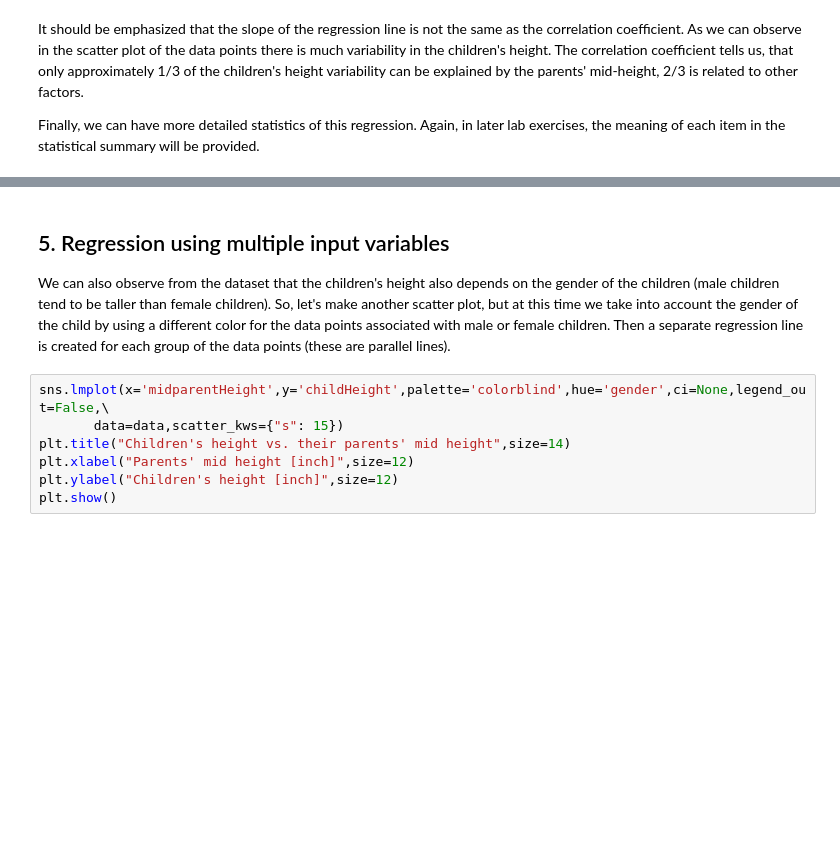
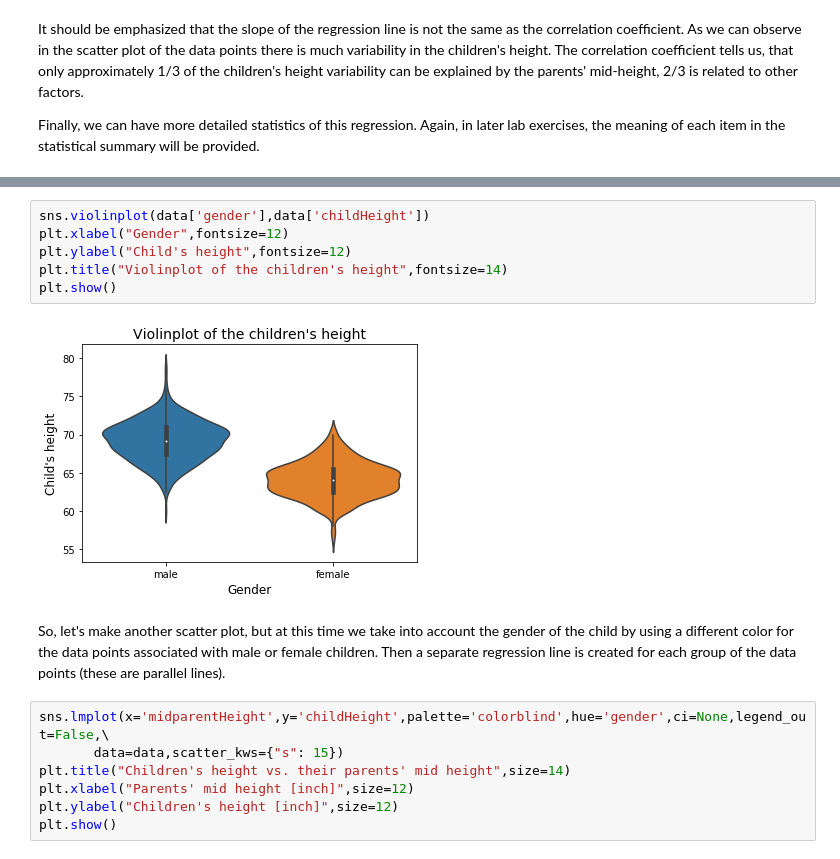
Before and after one commit to Gaushoki/Advanced-Machine-Learning, a Jupyter notebook: Vol1-LabExercises/Chapter2/Ch2-Ex1-IsHeightHereditary.ipynb, the cells around one changed output, grey strips where cells are left out. Cells and saved outputs as stored; diff of their text form; blank space fills up the shorter version.

```diff
--- a/Vol1-LabExercises/Chapter2/Ch2-Ex1-IsHeightHereditary.ipynb
+++ b/Vol1-LabExercises/Chapter2/Ch2-Ex1-IsHeightHereditary.ipynb
@@ -216,7 +220,13 @@ strong multicollinearity or other numerical problems.
+# %%
+sns.violinplot(data['gender'],data['childHeight'])
+plt.xlabel("Gender",fontsize=12)
+plt.ylabel("Child's height",fontsize=12)
+plt.title("Violinplot of the children's height",fontsize=14)
+plt.show()
+# %% [output]
+[figure, added]
 # %% [markdown]
-## 5. Regression using multiple input variables <a name="MultiRegression"></a>
-
-We can also observe from the dataset that the children's height also depends on the gender of the children (male children tend to be taller than female children). So, let's make another scatter plot, but at this time we take into account the gender of the child by using a different color for the data points associated with male or female children. Then a separate regression line is created for each group of the data points (these are parallel lines).
+So, let's make another scatter plot, but at this time we take into account the gender of the child by using a different color for the data points associated with male or female children. Then a separate regression line is created for each group of the data points (these are parallel lines).
 # %%
 sns.lmplot(x='midparentHeight',y='childHeight',palette='colorblind',hue='gender',ci=None,legend_out=False,\
        data=data,scatter_kws={"s": 15})
```
Also changed, not shown: parts of 4 cells of this notebook, 1 other file.
